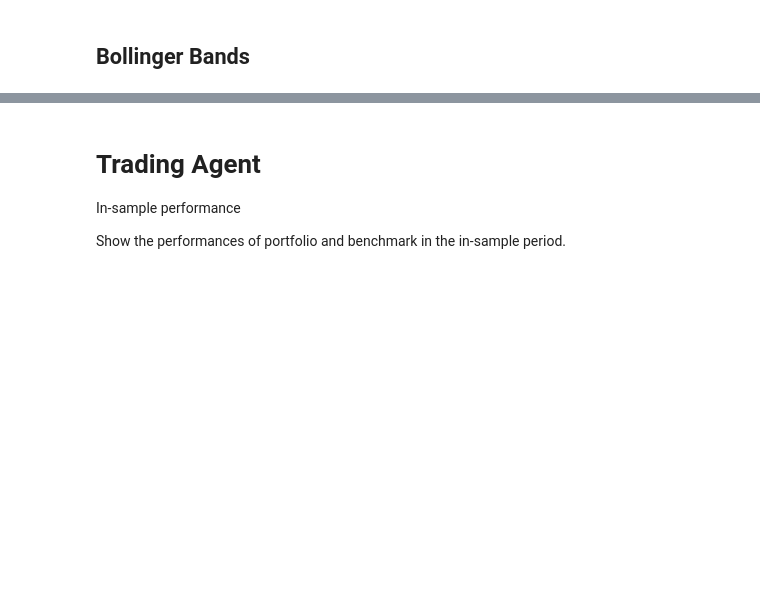
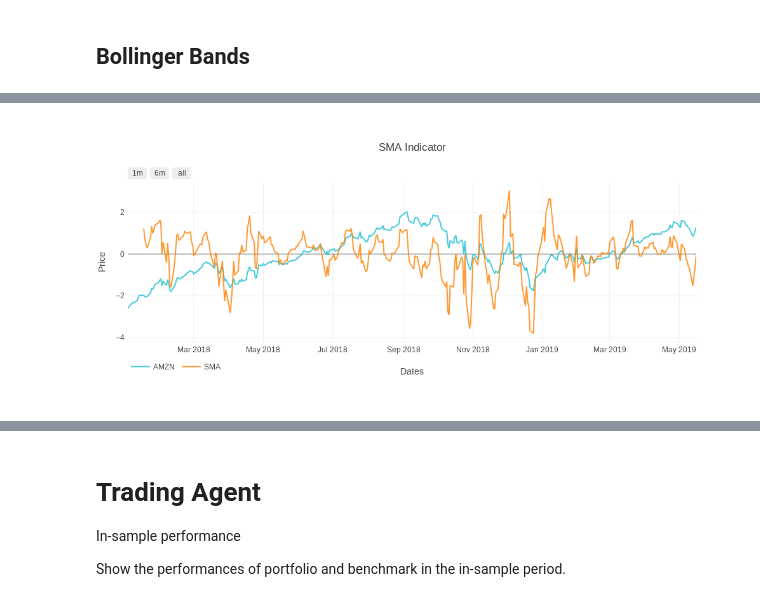
Before and after one commit to kairosart/factors, a Jupyter notebook: strategy_learner_getting_online_data.ipynb, the cells around one changed output, grey strips where cells are left out. Saved outputs shown, nothing was run; the diff lists cells and outputs as text; code cells hidden in the pictures; blank space fills up the shorter version.

```diff
--- a/strategy_learner_getting_online_data.ipynb
+++ b/strategy_learner_getting_online_data.ipynb
@@ -277 +279,7 @@ iplot(plot_sma)
+# %%
+# SMA
+plot_sma = plot_sma_indicator(df_norm, symbol, output_type='nb')
+iplot(plot_sma)
+# %% [output]
+[figure, added]
 # %%
```
Also changed, not shown: parts of 20 cells of this notebook, 2 other files.
